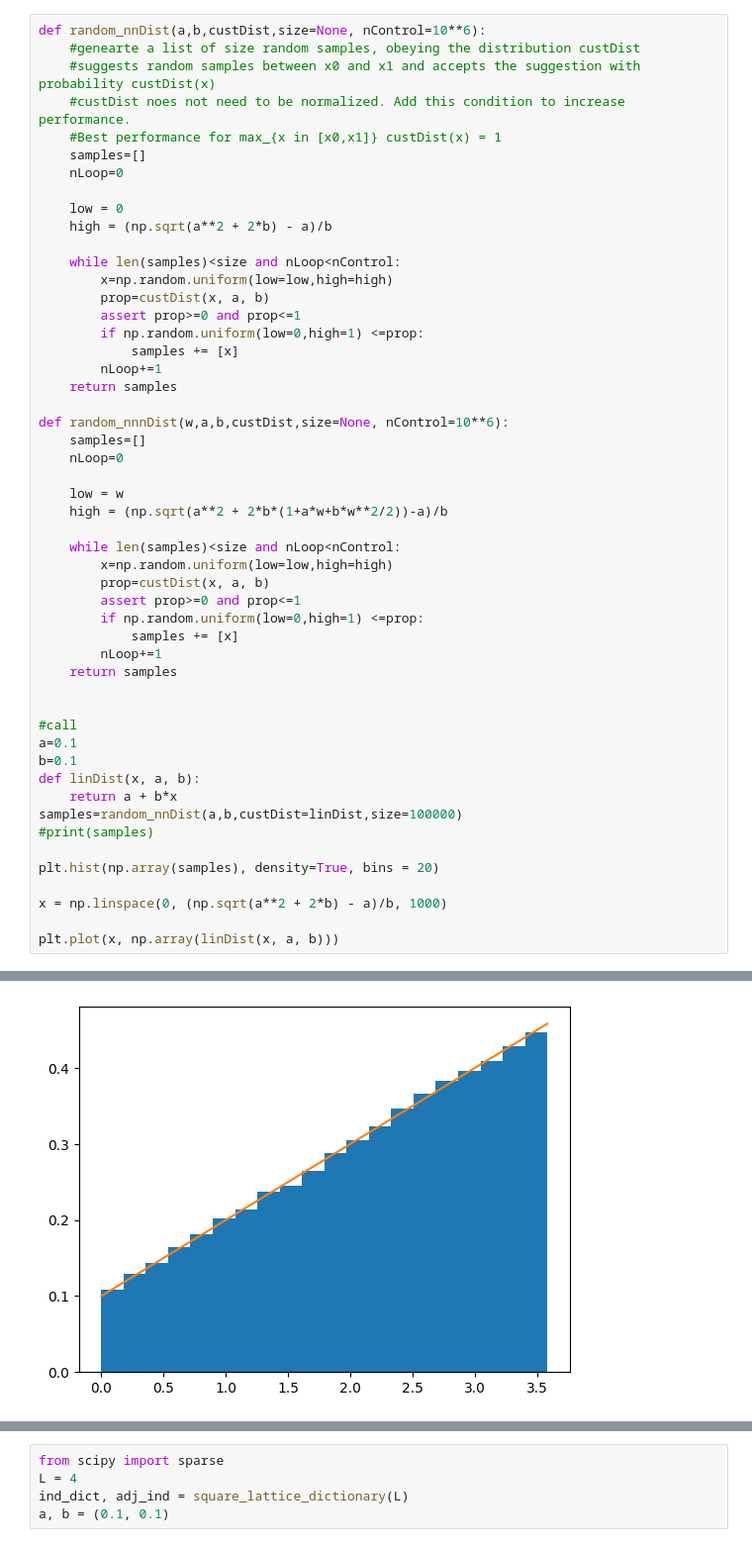
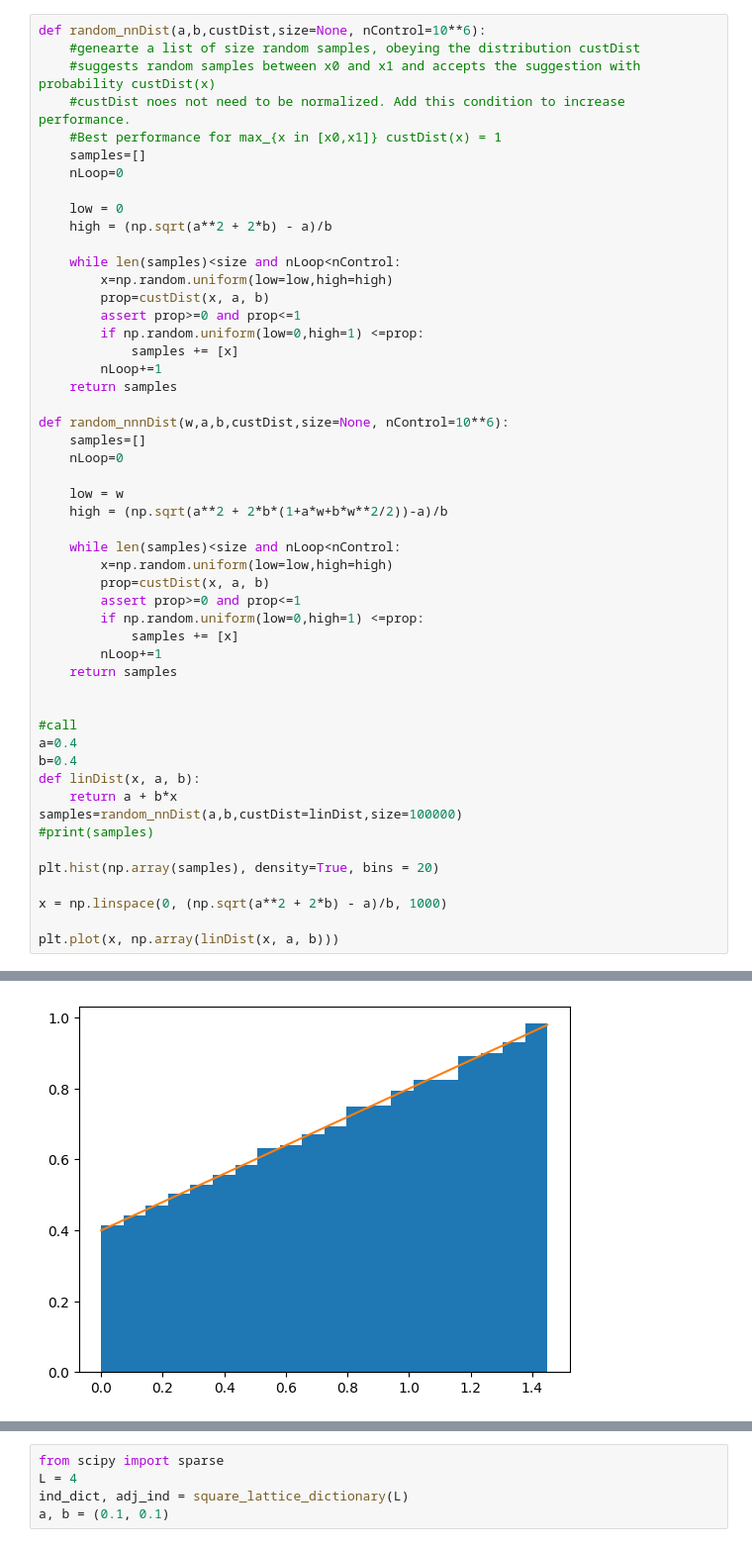
Before and after one commit to tsgaurav/Ising_RSRG, a Jupyter notebook: ipynb_notebooks/Ising_Decimation_2D.ipynb, the cells around one changed output, grey strips where cells are left out. Shown at 99% size. Saved outputs shown, nothing was run; the diff lists cells and outputs as text.

```diff
--- a/ipynb_notebooks/Ising_Decimation_2D.ipynb
+++ b/ipynb_notebooks/Ising_Decimation_2D.ipynb
@@ -130,36 +133,36 @@ def random_nnDist(a,b,custDist,size=None, nControl=10**6):
 def random_nnnDist(w,a,b,custDist,size=None, nControl=10**6):
     samples=[]
     nLoop=0
 
     low = w
     high = (np.sqrt(a**2 + 2*b*(1+a*w+b*w**2/2))-a)/b
 
     while len(samples)<size and nLoop<nControl:
         x=np.random.uniform(low=low,high=high)
         prop=custDist(x, a, b)
         assert prop>=0 and prop<=1
         if np.random.uniform(low=0,high=1) <=prop:
             samples += [x]
         nLoop+=1
     return samples
 
 
 #call
-a=0.1
-b=0.1
+a=0.4
+b=0.4
 def linDist(x, a, b):
     return a + b*x
 samples=random_nnDist(a,b,custDist=linDist,size=100000)
 #print(samples)
 
 plt.hist(np.array(samples), density=True, bins = 20)
 
 x = np.linspace(0, (np.sqrt(a**2 + 2*b) - a)/b, 1000)
 
 plt.plot(x, np.array(linDist(x, a, b)))
 # %% [output]
 [<matplotlib.lines.Line2D at 0x...>]
-[figure, old version]
+[figure, new version]
 # %%
 def update_adjacency_J_ij(adj_ind, i, j):
     #Updates adjaceny set of i with that of j
```
Also changed, not shown: parts of 43 cells of this notebook, 9 other files.
